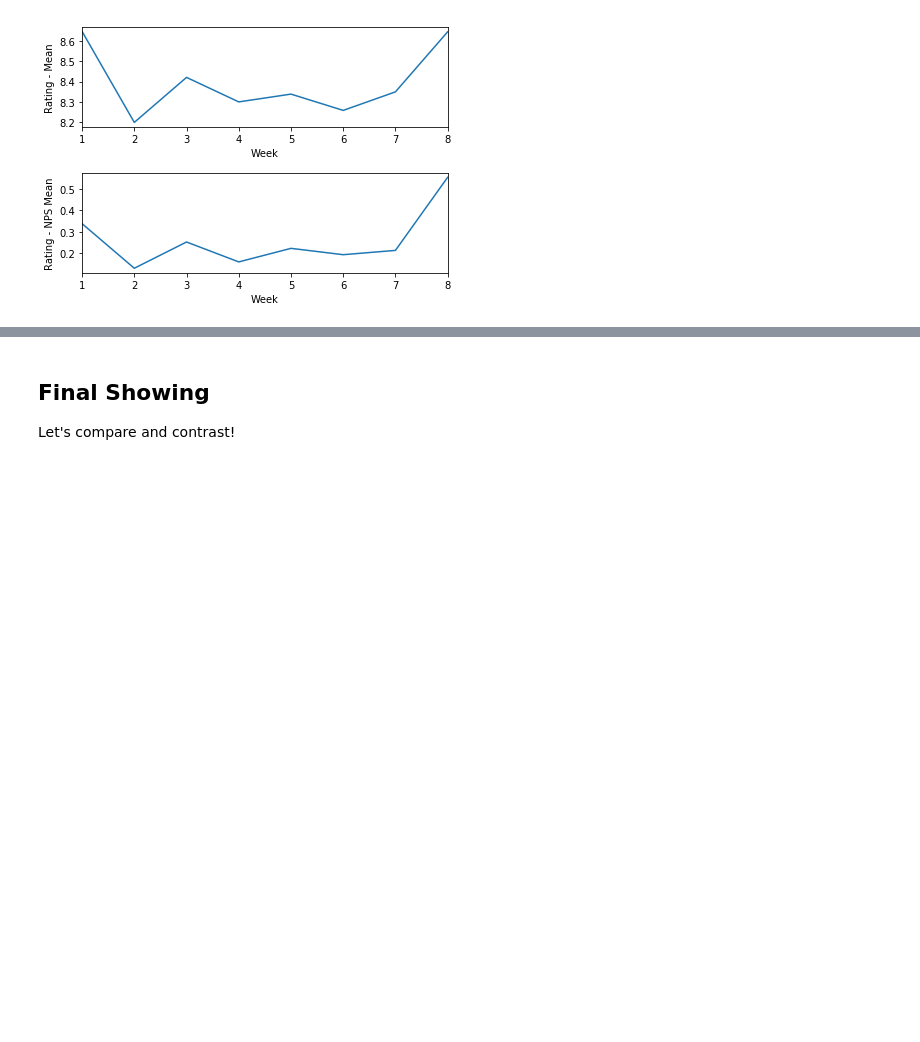
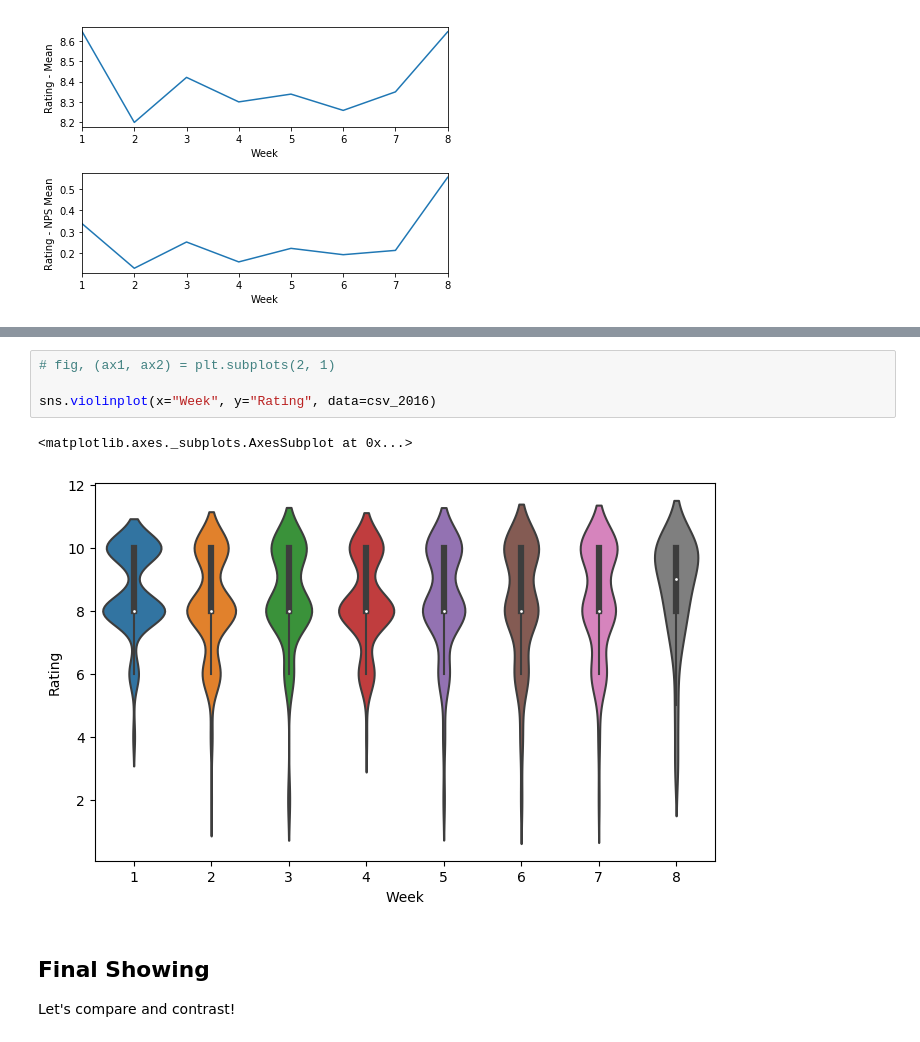
Before and after one commit to pomfy113/DataSci1.1-Work, a Jupyter notebook: SA Feedback Surveys_FINAL/NPS.ipynb, the cells around one changed output, grey strips where cells are left out. Saved outputs shown, nothing was run; the diff lists cells and outputs as text; blank space fills up the shorter version.

```diff
--- a/SA Feedback Surveys_FINAL/NPS.ipynb
+++ b/SA Feedback Surveys_FINAL/NPS.ipynb
@@ -216,3 +216,10 @@ plt.show()
+# %%
+# fig, (ax1, ax2) = plt.subplots(2, 1)
+
+sns.violinplot(x="Week", y="Rating", data=csv_2016)
+# %% [output]
+<matplotlib.axes._subplots.AxesSubplot at 0x...>
+[figure, added]
 # %% [markdown]
 ## Final Showing
 Let's compare and contrast!
```
Also changed, not shown: parts of 4 cells of this notebook, 1 other file.
